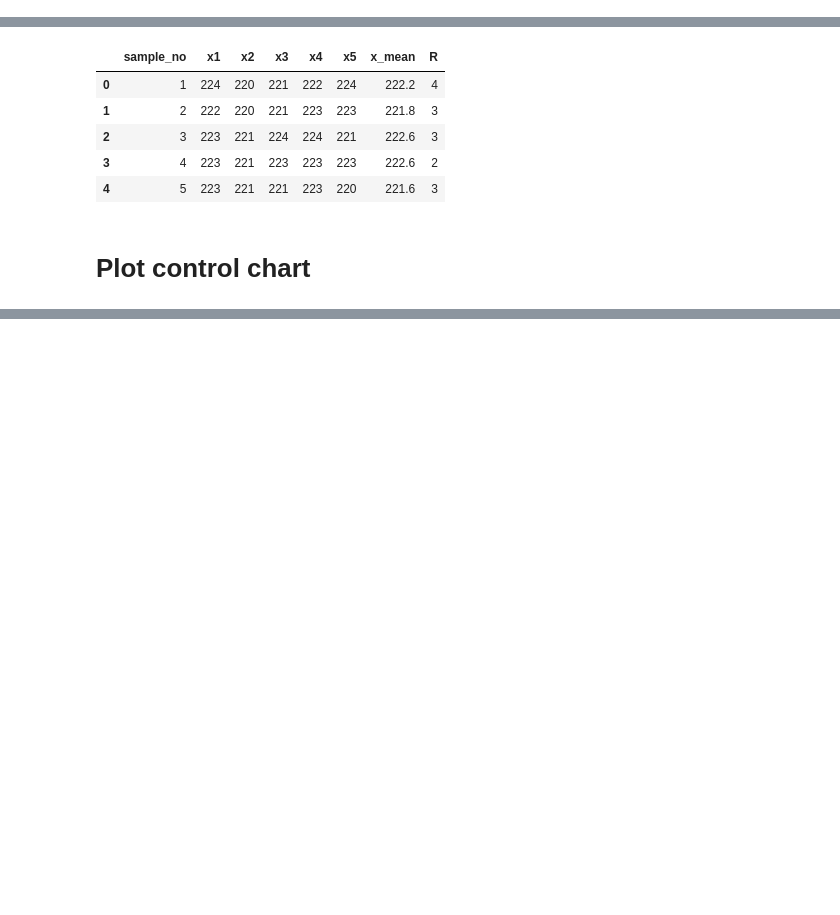
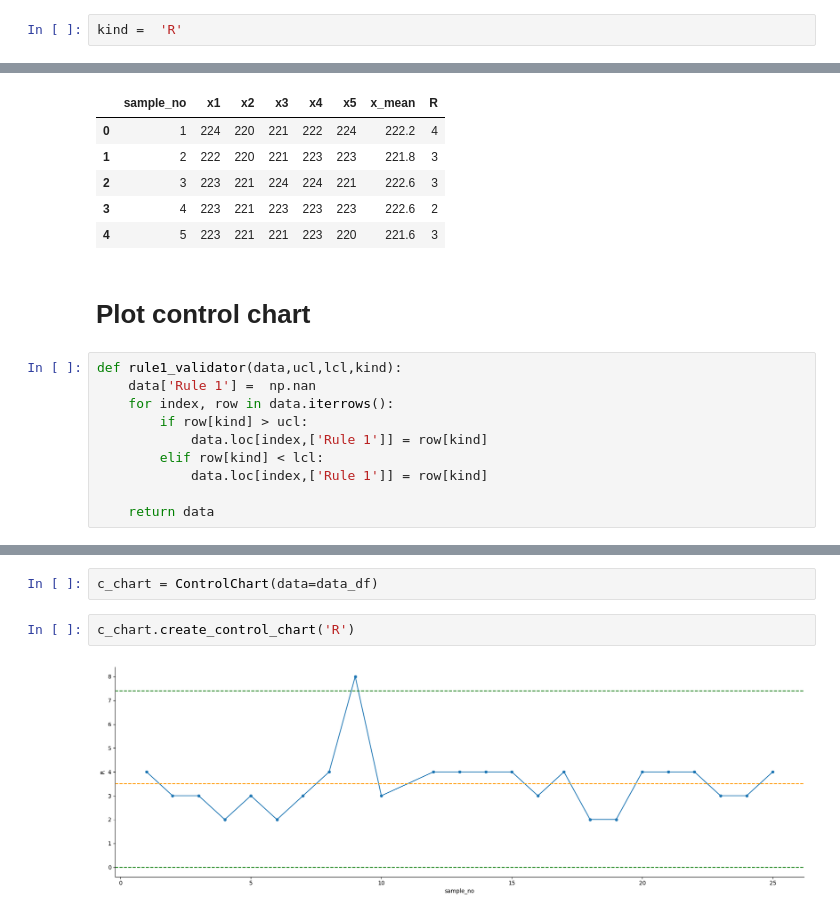
Before and after one commit to fbaezcalderon/winter25_control_charts, a Jupyter notebook: control_chart.ipynb, the cells around one changed output, grey strips where cells are left out. Cells and saved outputs as stored; diff of their text form; blank space fills up the shorter version.

```diff
--- a/control_chart.ipynb
+++ b/control_chart.ipynb
@@ -141,4 +143,6 @@ x_bar_bar =  data_df['x_mean'].mean()
 x_bar_bar
 # %% [output]
 222.17499999999998
+# %%
+kind =  'R'
 # %%
@@ -211,6 +215,16 @@ data_df.head()
 | 4 | 5 | 223 | 221 | 221 | 223 | 220 | 221.6 | 3 |
 # %% [markdown]
 # Plot control chart
+# %%
+def rule1_validator(data,ucl,lcl,kind):
+    data['Rule 1'] =  np.nan
+    for index, row in data.iterrows():
+        if row[kind] > ucl:
+            data.loc[index,['Rule 1']] = row[kind]
+        elif row[kind] < lcl:
+            data.loc[index,['Rule 1']] = row[kind]
+
+    return data
 # %%
 def plot_control_chart(cl, ucl, lcl, data, kind):
 
@@ -229,0 +328,6 @@ plot_control_chart(x_bar_bar,x_bar_ucl,x_bar_lcl,data_df,'x_mean')
+# %%
+c_chart = ControlChart(data=data_df)
+# %%
+c_chart.create_control_chart('R')
+# %% [output]
+[figure, added]
```
Also changed, not shown: parts of 6 cells of this notebook.
